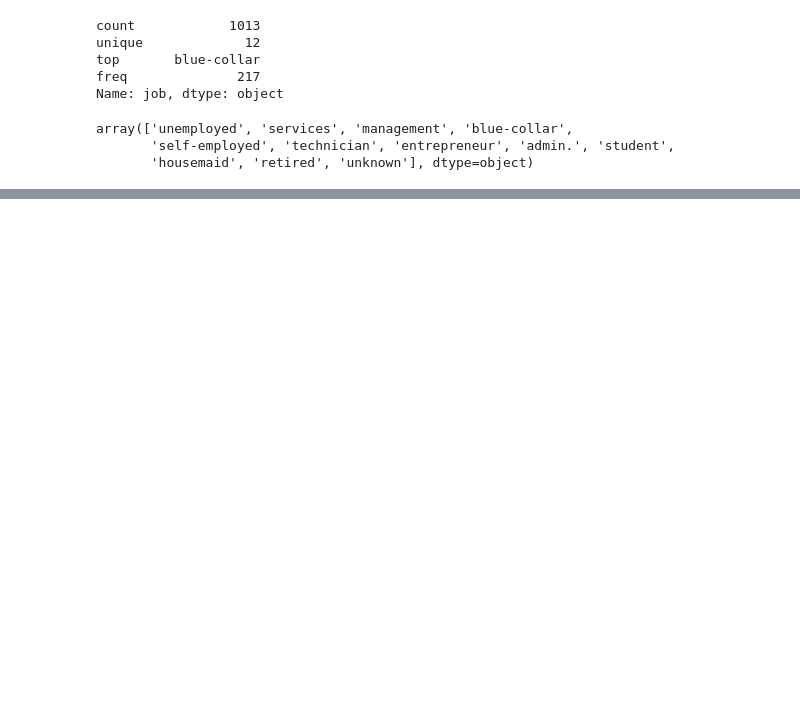
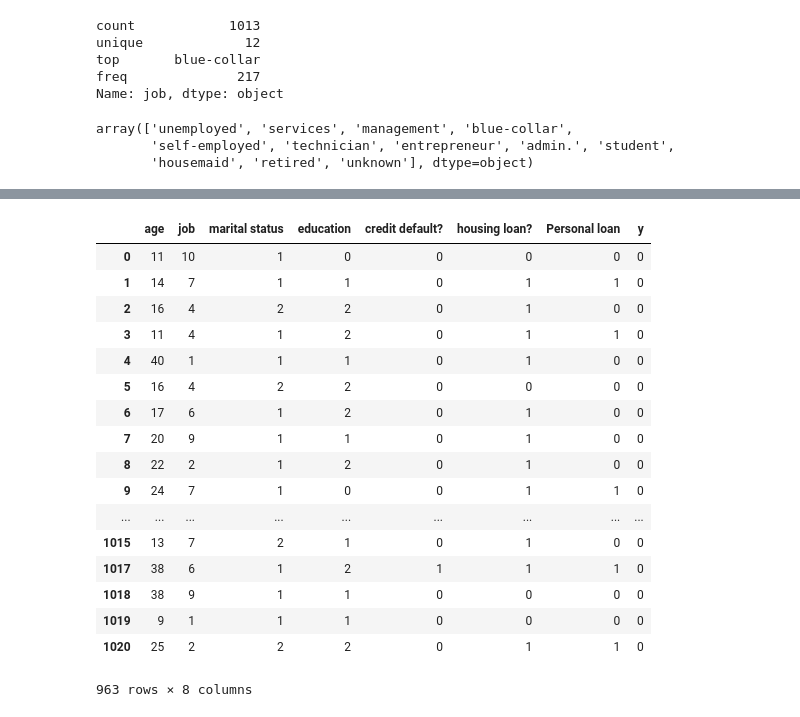
Before and after one commit to pankajanand26/bits_dm, a Jupyter notebook: Assignment1/Assignment_Pankaj.ipynb, the cells around one changed output, grey strips where cells are left out. Saved outputs shown, nothing was run; the diff lists cells and outputs as text; code cells hidden in the pictures; blank space fills up the shorter version.

```diff
--- a/Assignment1/Assignment_Pankaj.ipynb
+++ b/Assignment1/Assignment_Pankaj.ipynb
@@ -174,0 +248,24 @@ df['y'].value_counts().plot(ax=ax, kind='bar')
+# %%
+from sklearn.preprocessing import LabelEncoder
+le=LabelEncoder()
+balanced_data = df.apply(le.fit_transform)
+balanced_data
+# %% [output]
+|  | age | job | marital status | education | credit default? | housing loan? | Personal loan | y |
+| 0 | 11 | 10 | 1 | 0 | 0 | 0 | 0 | 0 |
+| 1 | 14 | 7 | 1 | 1 | 0 | 1 | 1 | 0 |
+| 2 | 16 | 4 | 2 | 2 | 0 | 1 | 0 | 0 |
+| 3 | 11 | 4 | 1 | 2 | 0 | 1 | 1 | 0 |
+| 4 | 40 | 1 | 1 | 1 | 0 | 1 | 0 | 0 |
+| 5 | 16 | 4 | 2 | 2 | 0 | 0 | 0 | 0 |
+| 6 | 17 | 6 | 1 | 2 | 0 | 1 | 0 | 0 |
+| 7 | 20 | 9 | 1 | 1 | 0 | 1 | 0 | 0 |
+| 8 | 22 | 2 | 1 | 2 | 0 | 1 | 0 | 0 |
+| 9 | 24 | 7 | 1 | 0 | 0 | 1 | 1 | 0 |
+| ... | ... | ... | ... | ... | ... | ... | ... | ... |
+| 1015 | 13 | 7 | 2 | 1 | 0 | 1 | 0 | 0 |
+| 1017 | 38 | 6 | 1 | 2 | 1 | 1 | 1 | 0 |
+| 1018 | 38 | 9 | 1 | 1 | 0 | 0 | 0 | 0 |
+| 1019 | 9 | 1 | 1 | 1 | 0 | 0 | 0 | 0 |
+| 1020 | 25 | 2 | 2 | 2 | 0 | 1 | 1 | 0 |
+963 rows × 8 columns
```
Also changed, not shown: parts of 25 cells of this notebook, 1 other file.
